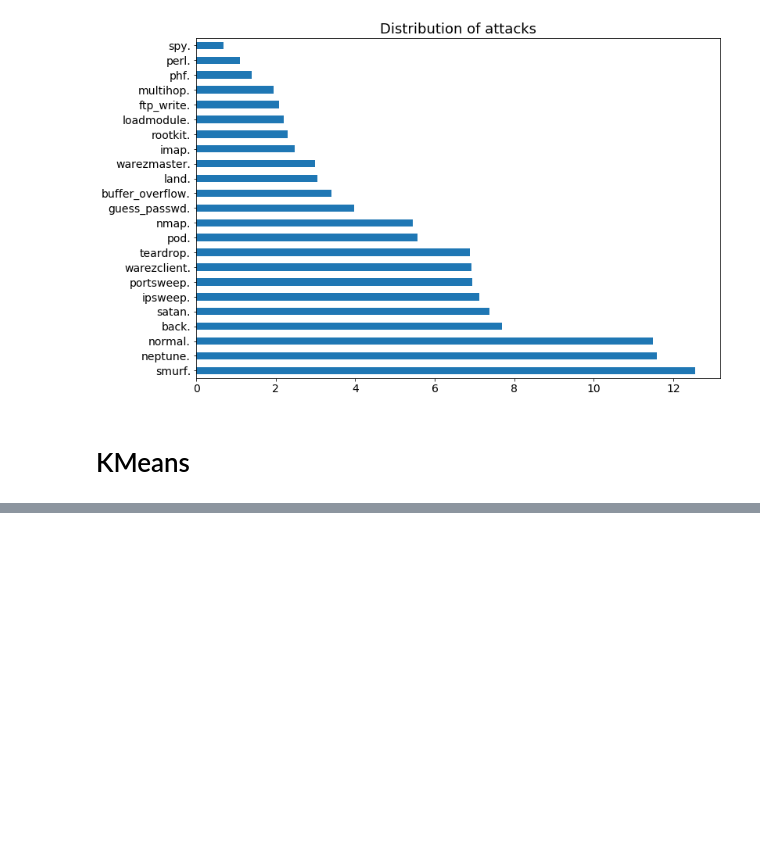
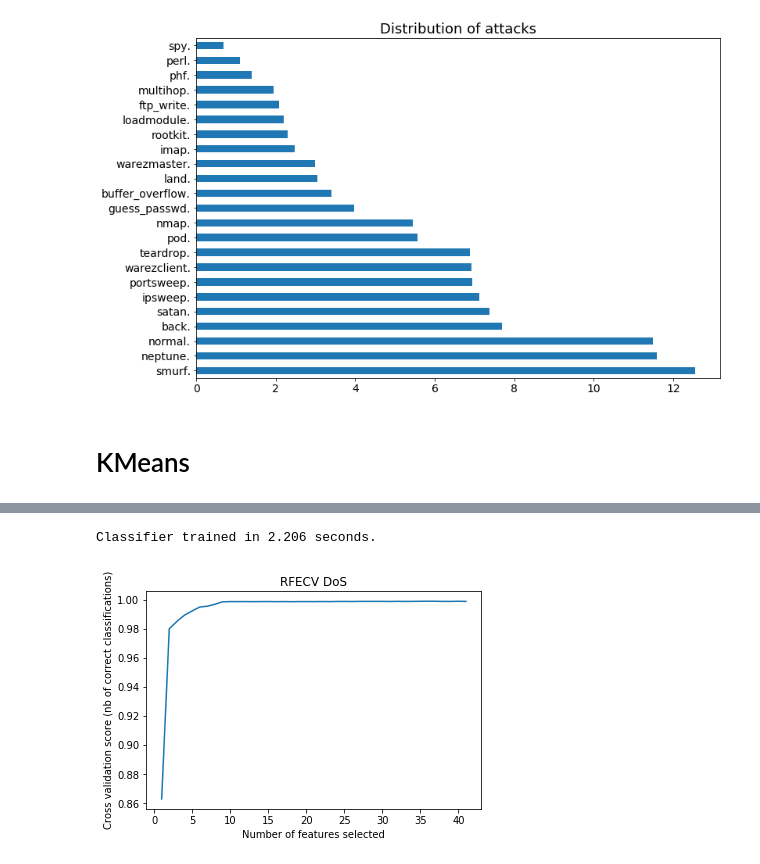
Before and after one commit to rohanvgori/CS6220_Final_Project, a Jupyter notebook: Final_project.ipynb, the cells around one changed output, grey strips where cells are left out. Cells and saved outputs as stored; diff of their text form; code cells hidden in the pictures; blank space fills up the shorter version.

```diff
--- a/Final_project.ipynb
+++ b/Final_project.ipynb
@@ -292,3 +346,33 @@ print("\n Test Accuracy  = " + str(te_acc))
+# %%
+import matplotlib.pyplot as plt
+from sklearn.feature_selection import RFECV
+from sklearn.model_selection import StratifiedKFold
+
+
+X_train_rfecv, X_test_rfecv, y_train_rfecv, y_test_rfecv = train_test_split(X, y, train_size = 0.75)
+
+model = tree.DecisionTreeClassifier()
+# training the model
+t0 = time()
+model.fit(X_train_rfecv, y_train_rfecv)
+tt = time() - t0
+print ("Classifier trained in {} seconds.".format(round(tt, 3)))
+
+# Create the RFE object and compute a cross-validated score.
+# The "accuracy" scoring is proportional to the number of correct
+# classifications
+rfecv_DoS = RFECV(estimator=model, step=1, cv=10, scoring='accuracy')
+rfecv_DoS.fit(X_test_rfecv, y_test_rfecv)
+# Plot number of features VS. cross-validation scores
+plt.figure()
+plt.xlabel("Number of features selected")
+plt.ylabel("Cross validation score (nb of correct classifications)")
+plt.title('RFECV DoS')
+plt.plot(range(1, len(rfecv_DoS.grid_scores_) + 1), rfecv_DoS.grid_scores_)
+plt.show()
+# %% [output]
+Classifier trained in 2.206 seconds.
+[figure, added]
 # %%
 from sklearn.neural_network import MLPClassifier
 mlp = MLPClassifier(alpha = 1)
```
Also changed, not shown: parts of 11 cells of this notebook.
